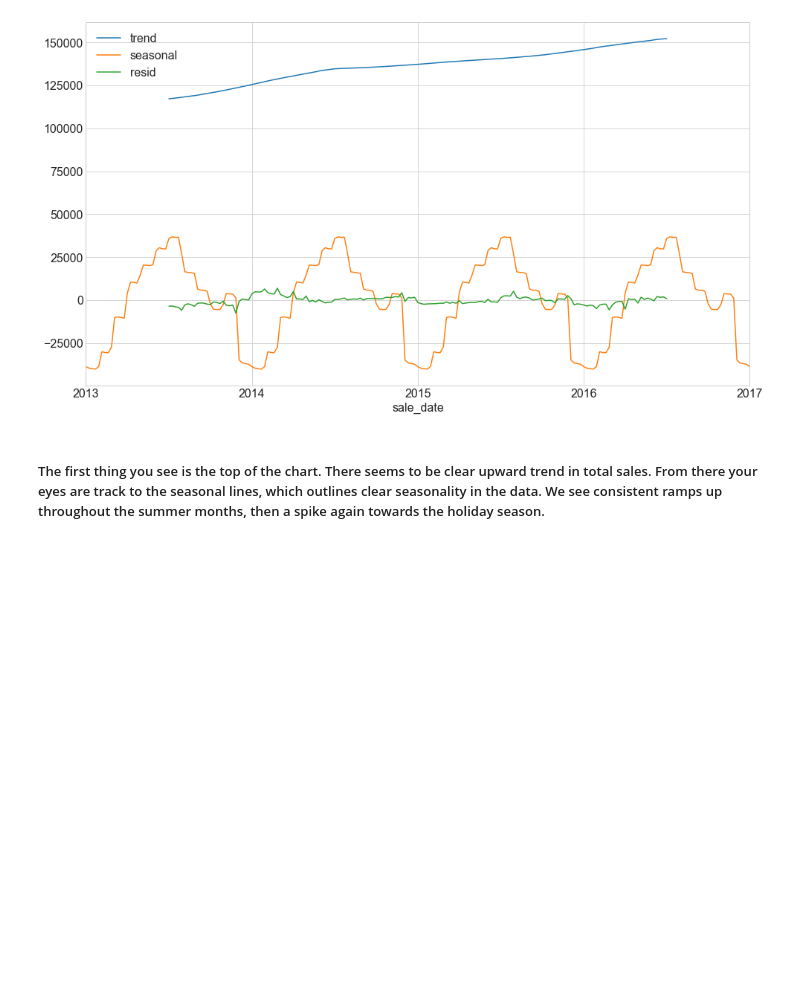
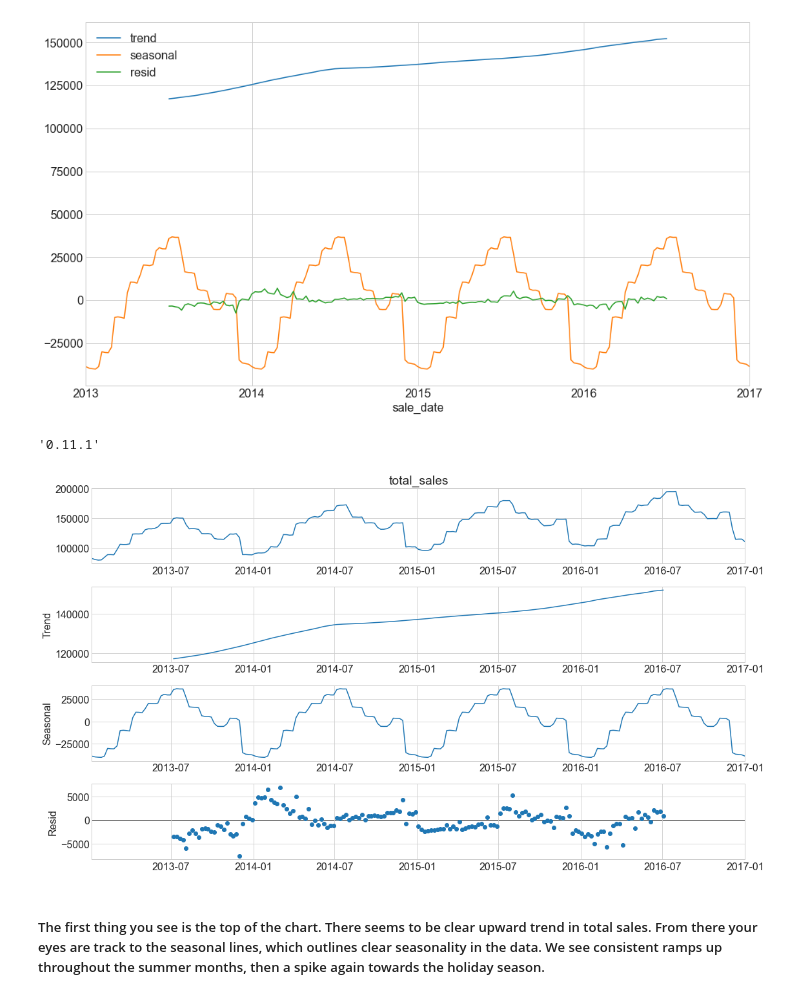
Before and after one commit to chasethompson/ds-methodologies-exercises, a Jupyter notebook: time_series/explore.ipynb, the cells around one changed output. Drawn from its saved outputs; the diff is of its cells as text; code cells hidden in the pictures; blank space fills up the shorter version.

```diff
--- a/time_series/explore.ipynb
+++ b/time_series/explore.ipynb
@@ -161,6 +169,15 @@ decomposition.iloc[:, 1:].plot()
 plt.show()
 # %% [output]
 [figure]
+# %%
+sm.__version__
+# %% [output]
+'0.11.1'
+# %%
+sm.tsa.seasonal_decompose(y).plot()
+None
+# %% [output]
+[figure, added]
 # %% [markdown]
 ##### The first thing you see is the top of the chart. There seems to be clear upward trend in total sales. From there your eyes are track to the seasonal lines, which outlines clear seasonality in the data. We see consistent ramps up throughout the summer months, then a spike again towards the holiday season.
 # %% [markdown]
```
Also changed, not shown: parts of 10 cells of this notebook.
